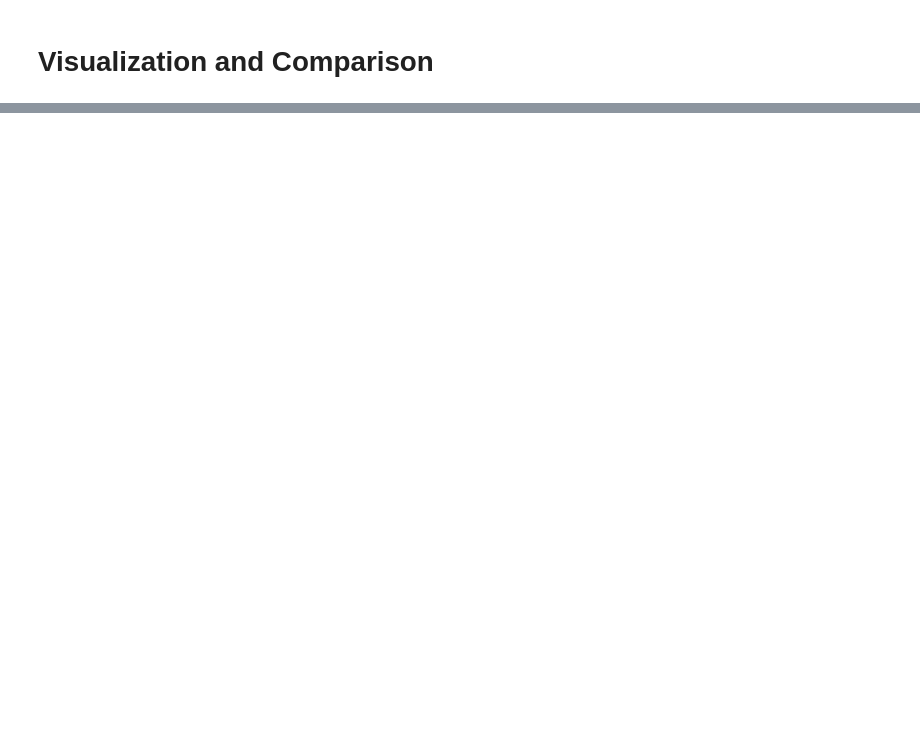
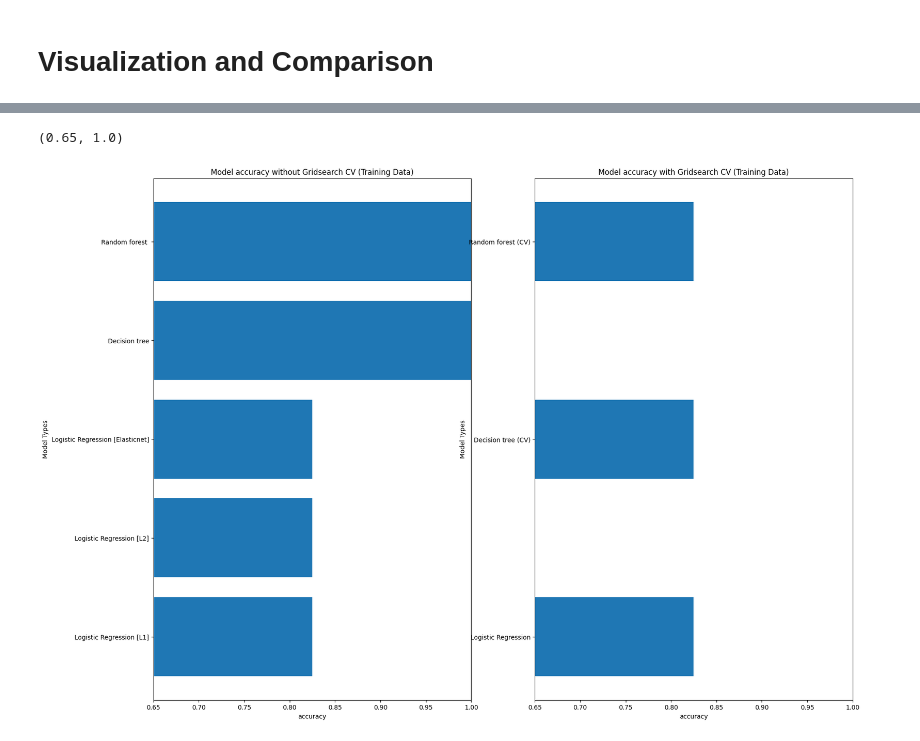
Before and after one commit to mostafa-abdelrashid/-Predicting-Loan-Approval, a Jupyter notebook: Project.ipynb, the cells around one changed output, grey strips where cells are left out. Saved outputs shown, nothing was run; the diff lists cells and outputs as text; code cells hidden in the pictures; blank space fills up the shorter version.

```diff
--- a/Project.ipynb
+++ b/Project.ipynb
@@ -626,0 +678,23 @@ ax[1,1].set_xlim(0.7,1)
+# %%
+fig ,ax=plt.subplots(ncols=2,nrows=1,figsize=(20,15))
+
+model_names = list(acc_list_training_data.keys())[:5]
+model_scores = list(acc_list_training_data.values())[:5]
+ax[0].set_ylabel("Model Types")
+ax[0].set_xlabel("accuracy")
+ax[0].barh(model_names,model_scores)
+ax[0].set_title("Model accuracy without Gridsearch CV (Training Data)")
+ax[0].set_xlim(0.65,1)
+
+model_names_cv = list(acc_list_training_data.keys())[5:]
+model_scores_cv = list(acc_list_training_data.values())[5:]
+
+
+ax[1].set_ylabel("Model Types")
+ax[1].set_xlabel("accuracy")
+ax[1].barh(model_names_cv,model_scores_cv,height=0.4)
+ax[1].set_title("Model accuracy with Gridsearch CV (Training Data)")
+ax[1].set_xlim(0.65,1)
+# %% [output]
+(0.65, 1.0)
+[figure, added]
```
Also changed, not shown: parts of 20 cells of this notebook.
